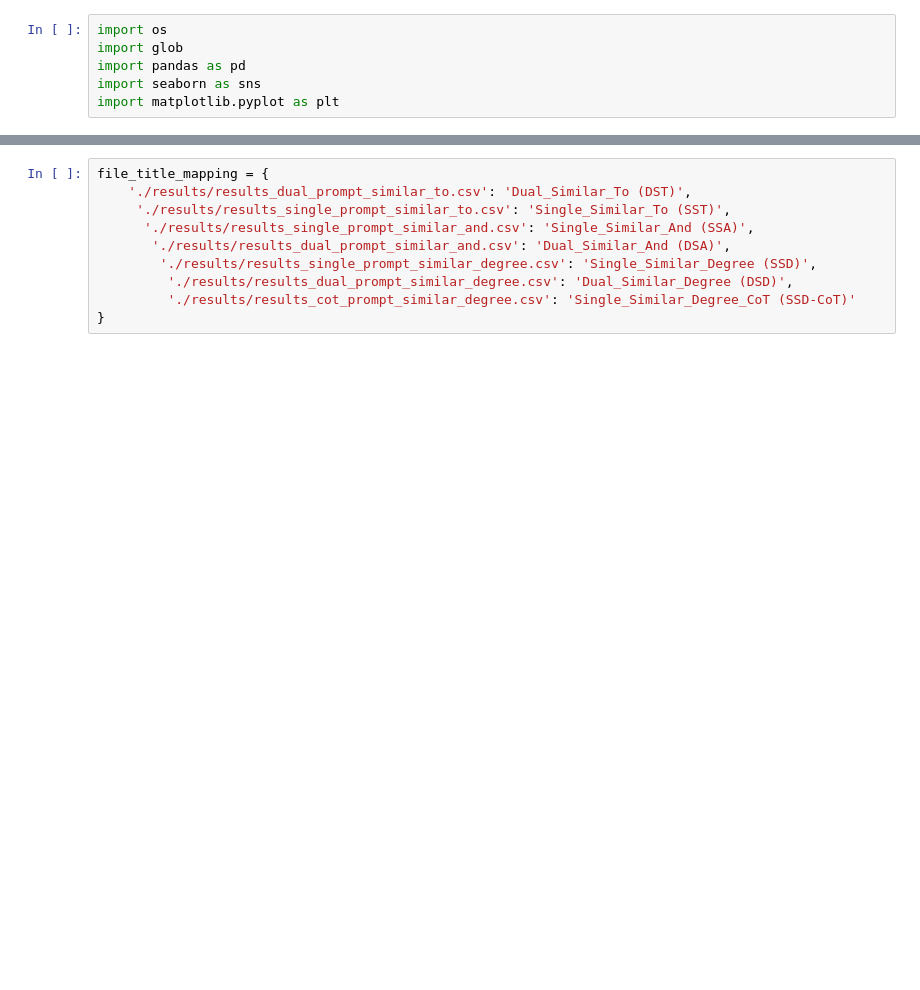
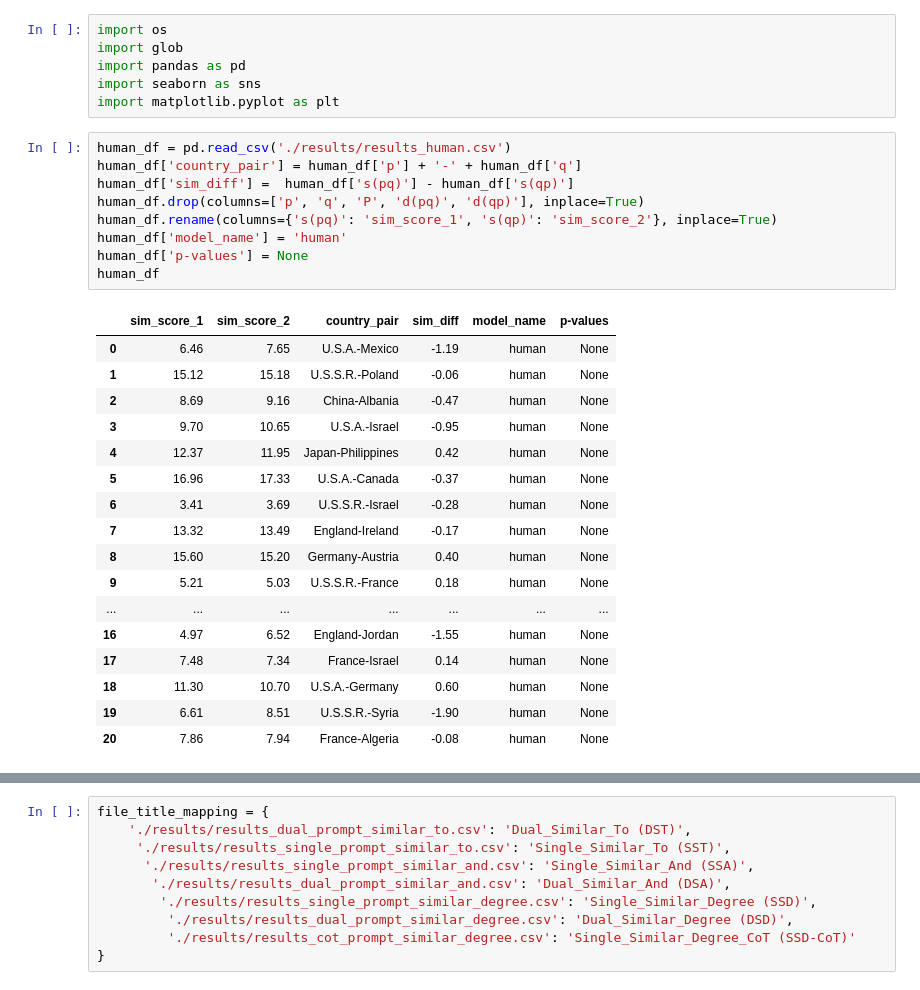
Before and after one commit to sagaruprety/LLM_Context_Effects, a Jupyter notebook: analyse_data.ipynb, the cells around one changed output, grey strips where cells are left out. Saved outputs shown, nothing was run; the diff lists cells and outputs as text; blank space fills up the shorter version.

```diff
--- a/analyse_data.ipynb
+++ b/analyse_data.ipynb
@@ -4,6 +4,33 @@ import glob
 import pandas as pd
 import seaborn as sns
 import matplotlib.pyplot as plt
+# %%
+human_df = pd.read_csv('./results/results_human.csv')
+human_df['country_pair'] = human_df['p'] + '-' + human_df['q']
+human_df['sim_diff'] =  human_df['s(pq)'] - human_df['s(qp)']
+human_df.drop(columns=['p', 'q', 'P', 'd(pq)', 'd(qp)'], inplace=True)
+human_df.rename(columns={'s(pq)': 'sim_score_1', 's(qp)': 'sim_score_2'}, inplace=True)
+human_df['model_name'] = 'human'
+human_df['p-values'] = None
+human_df
+# %% [output]
+|  | sim_score_1 | sim_score_2 | country_pair | sim_diff | model_name | p-values |
+| 0 | 6.46 | 7.65 | U.S.A.-Mexico | -1.19 | human | None |
+| 1 | 15.12 | 15.18 | U.S.S.R.-Poland | -0.06 | human | None |
+| 2 | 8.69 | 9.16 | China-Albania | -0.47 | human | None |
+| 3 | 9.70 | 10.65 | U.S.A.-Israel | -0.95 | human | None |
+| 4 | 12.37 | 11.95 | Japan-Philippines | 0.42 | human | None |
+| 5 | 16.96 | 17.33 | U.S.A.-Canada | -0.37 | human | None |
+| 6 | 3.41 | 3.69 | U.S.S.R.-Israel | -0.28 | human | None |
+| 7 | 13.32 | 13.49 | England-Ireland | -0.17 | human | None |
+| 8 | 15.60 | 15.20 | Germany-Austria | 0.40 | human | None |
+| 9 | 5.21 | 5.03 | U.S.S.R.-France | 0.18 | human | None |
+| ... | ... | ... | ... | ... | ... | ... |
+| 16 | 4.97 | 6.52 | England-Jordan | -1.55 | human | None |
+| 17 | 7.48 | 7.34 | France-Israel | 0.14 | human | None |
+| 18 | 11.30 | 10.70 | U.S.A.-Germany | 0.60 | human | None |
+| 19 | 6.61 | 8.51 | U.S.S.R.-Syria | -1.90 | human | None |
+| 20 | 7.86 | 7.94 | France-Algeria | -0.08 | human | None |
 # %%
 
 # Specify the directory containing the CSV files
```
Also changed, not shown: parts of 25 cells of this notebook, 23 other files.
